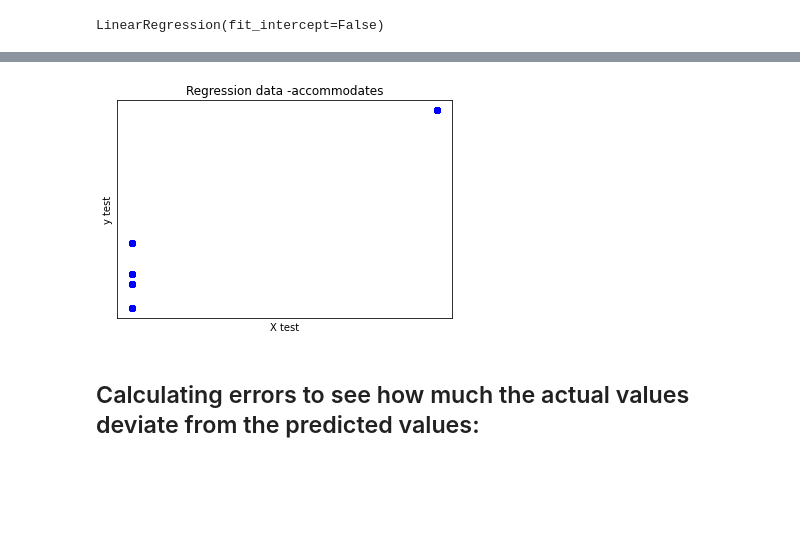
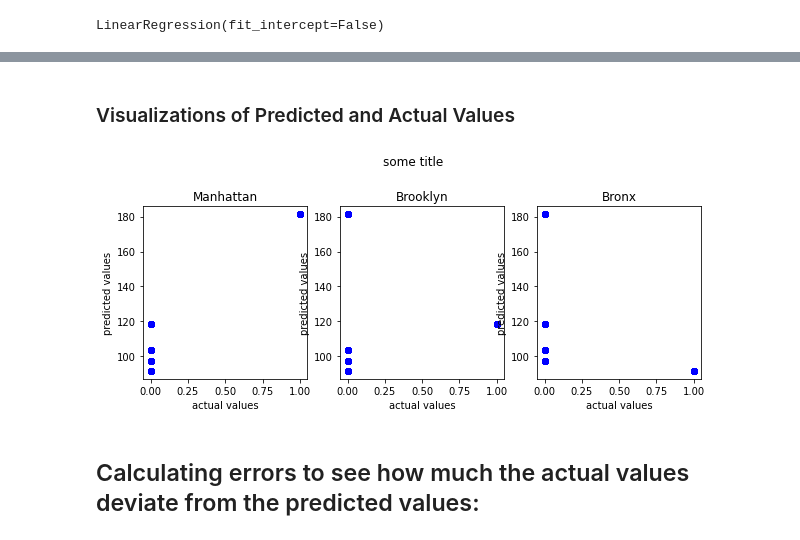
Before and after one commit to clarizamayo/Airbnb_Data_Analysis, a Jupyter notebook: machine-learning-model.ipynb, the cells around one changed output, grey strips where cells are left out. Saved outputs shown, nothing was run; the diff lists cells and outputs as text; code cells hidden in the pictures; blank space fills up the shorter version.

Commit message:
adding a third multinomial logistic regression model and editing notebook

```diff
--- a/machine-learning-model.ipynb
+++ b/machine-learning-model.ipynb
@@ -329,15 +353,34 @@ array([118.33884858, 118.33884858, 118.33884858, ..., 182.55671367,
-# %%
-#plt.scatter(X_test['manhattan'], Y_test,  color='red') #actual data from test data
-plt.scatter(X_test['manhattan'], Y_pred, color='blue')
-plt.xlabel("X test")
-plt.ylabel("y test")
-plt.title("Regression data -accommodates")
-plt.xticks(())
-plt.yticks(())
-
-plt.show()
-# %% [output]
-[figure, removed]
+# %% [markdown]
+### Visualizations of Predicted and Actual Values
+# %%
+#showing the
+plt.figure(figsize = (10,7))
+plt.suptitle('some title')
+
+plt.subplot(2,3,1)
+#plt.scatter(X_test['manhattan'], Y_test,  color='red') #actual data from test data
+plt.scatter(X_test['manhattan'], Y_pred, color='blue')
+plt.xlabel("actual values")
+plt.ylabel("predicted values")
+plt.title("Manhattan")
+
+plt.subplot(2,3,2)
+#plt.scatter(X_test['brooklyn'], Y_test,  color='red') #actual data from test data
+plt.scatter(X_test['brooklyn'], Y_pred, color='blue')
+plt.xlabel("actual values")
+plt.ylabel("predicted values")
+plt.title("Brooklyn")
+
+plt.subplot(2,3,3)
+#plt.scatter(X_test['bronx'], Y_test,  color='red') #actual data from test data
+plt.scatter(X_test['bronx'], Y_pred, color='blue')
+plt.xlabel("actual values")
+plt.ylabel("predicted values")
+plt.title("Bronx")
+
+plt.show()
+# %% [output]
+[figure, added]
 # %% [markdown]
 ## Calculating errors to see how much the actual values deviate from the predicted values:
 # %% [markdown]
```
Also changed, not shown: parts of 73 cells of this notebook.
